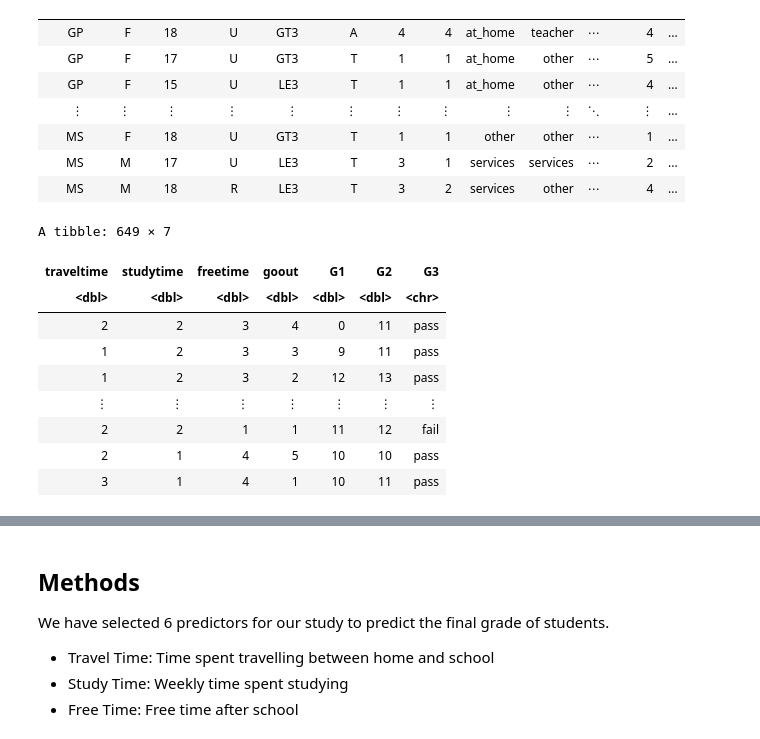
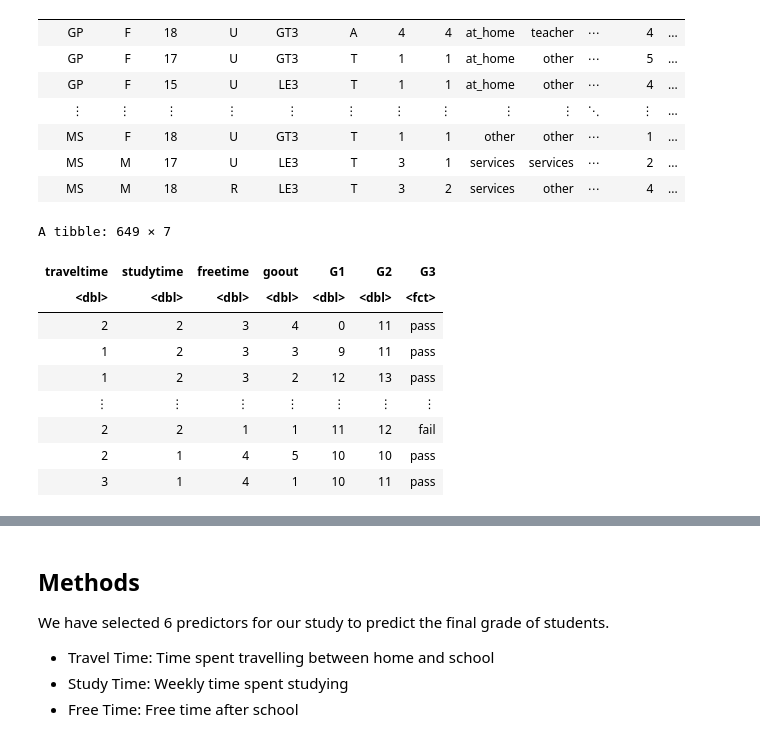
Before and after one commit to gpark8910/DSCI100_project, a Jupyter notebook: project_data.ipynb, the cells around one changed output, grey strips where cells are left out. Drawn from its saved outputs; the diff is of its cells as text; code cells hidden in the pictures.

```diff
--- a/project_data.ipynb
+++ b/project_data.ipynb
@@ -48,14 +66,15 @@ A spec_tbl_df: 649 × 33
 # %%
 # Tidying and selecting the variables to use as predictors
 mutated_data <- select(student_data, traveltime, studytime, freetime, goout, G1, G2, G3) %>% # Details about our variables in "Methods"
                 mutate(G3 = case_when(
                    G3 <= 9 ~ "fail",
-                   G3 >= 10 ~ "pass"))
+                   G3 >= 10 ~ "pass")) %>%
+                mutate(G3 = as_factor(G3))
 mutated_data
 # %% [output]
 A tibble: 649 × 7
 | traveltime | studytime | freetime | goout | G1 | G2 | G3 |
-| <dbl> | <dbl> | <dbl> | <dbl> | <dbl> | <dbl> | <chr> |
+| <dbl> | <dbl> | <dbl> | <dbl> | <dbl> | <dbl> | <fct> |
 | 2 | 2 | 3 | 4 | 0 | 11 | pass |
 | 1 | 2 | 3 | 3 | 9 | 11 | pass |
 | 1 | 2 | 3 | 2 | 12 | 13 | pass |
```
Also changed, not shown: parts of 3 cells of this notebook.
